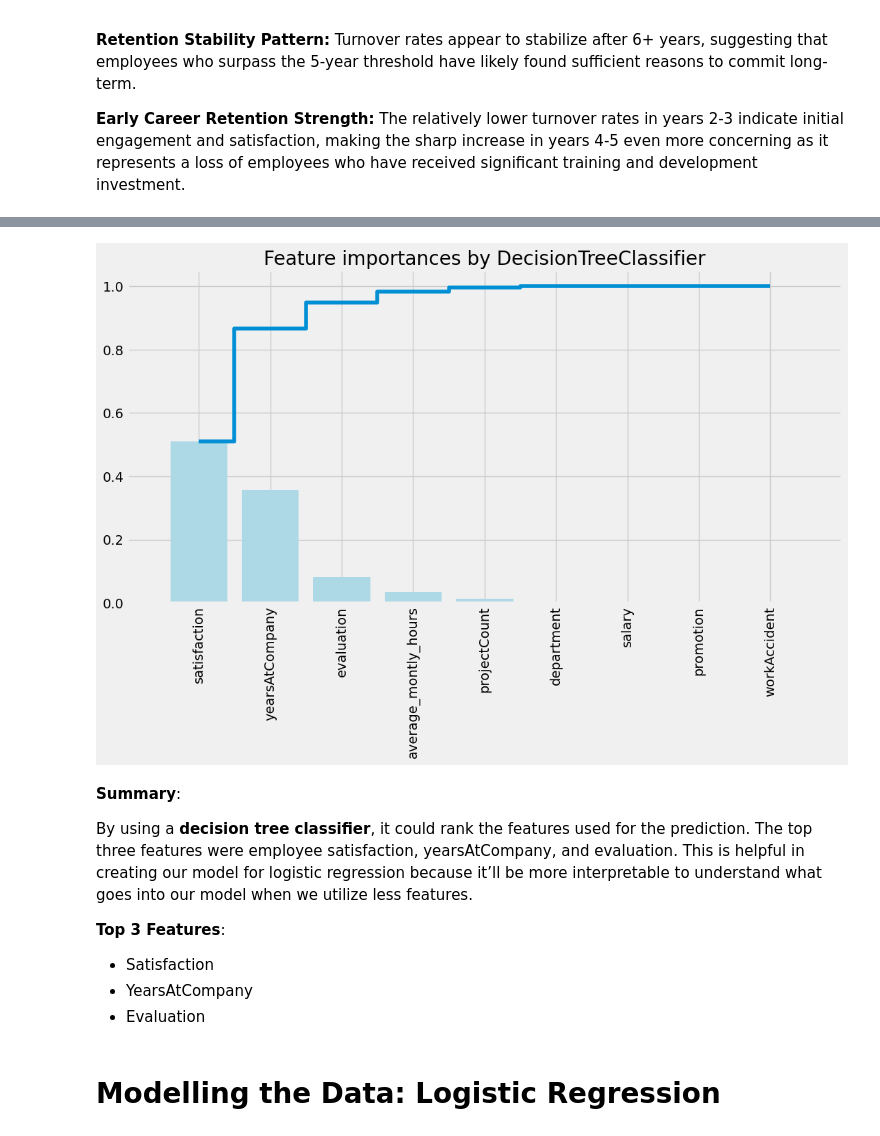
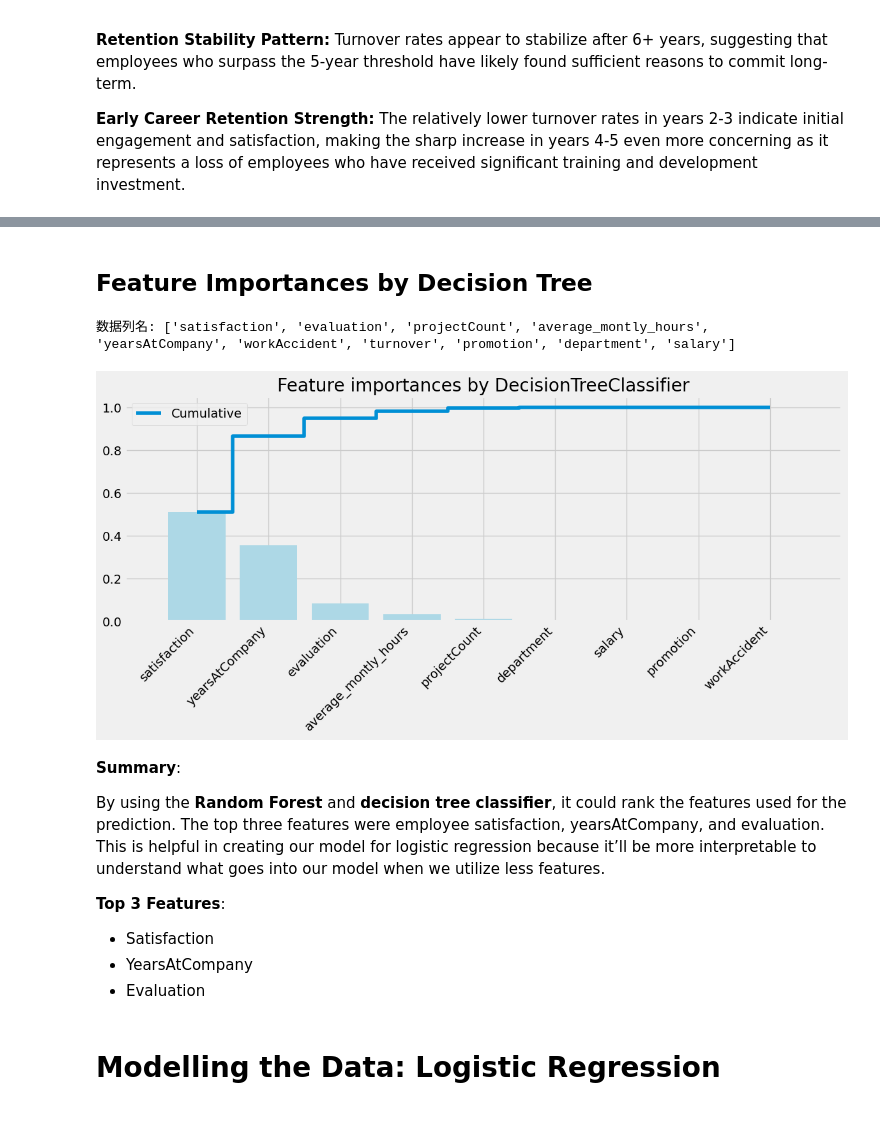
Before and after one commit to Molly503/employee_turnover, a Jupyter notebook: A Deep Dive into Turnover Patterns and Risk Factors.ipynb, the cells around one changed output, grey strips where cells are left out. Cells and saved outputs as stored; diff of their text form; code cells hidden in the pictures.

```diff
--- a/A Deep Dive into Turnover Patterns and Risk Factors.ipynb
+++ b/A Deep Dive into Turnover Patterns and Risk Factors.ipynb
@@ -978,61 +1136,80 @@ The 5-year mark shows the highest turnover rate, indicating this may be a decisi
+# %% [markdown]
+## Feature Importances by Decision Tree
 # %%
+
 from sklearn import tree
 from sklearn.tree import DecisionTreeClassifier
 from sklearn.model_selection import train_test_split
+
+
 plt.style.use('fivethirtyeight')
 plt.rcParams['figure.figsize'] = (12,6)
 
 
-df = df.rename(columns={'satisfaction_level': 'satisfaction',
-                        'last_evaluation': 'evaluation',
-                        'number_project': 'projectCount',
-                        'average_monthly_hours': 'averageMonthlyHours',
-                        'time_spend_company': 'yearsAtCompany',
-                        'Work_accident': 'workAccident',
-                        'promotion_last_5years': 'promotion',
-                        'sales' : 'department',
-                        'left' : 'turnover'
-                        })
+df = pd.read_csv('../employee turnover project/turnover.csv')
 
-# Convert these variables into categorical variables
+
+df = df.rename(columns={
+    'satisfaction_level': 'satisfaction',
+    'last_evaluation': 'evaluation',
+    'number_project': 'projectCount',
+    'average_monthly_hours': 'averageMonthlyHours',
+    'time_spend_company': 'yearsAtCompany',
+    'Work_accident': 'workAccident',
+    'promotion_last_5years': 'promotion',
+    'sales': 'department',
+    'left': 'turnover'
+})
+
+
+print("数据列名:", df.columns.tolist())
+
+
 df["department"] = df["department"].astype('category').cat.codes
 df["salary"] = df["salary"].astype('category').cat.codes
 
-# Create train and test splits
+
 target_name = 'turnover'
 X = df.drop('turnover', axis=1)
+y = df[target_name]
+X_train, X_test, y_train, y_test = train_test_split(X, y, test_size=0.15, random_state=123, stratify=y)
 
 
-y=df[target_name]
-
-X_train, X_test, y_train, y_test = train_test_split(X,y,test_size=0.15, random_state=123, stratify=y)
-
 dtree = tree.DecisionTreeClassifier(
-    #max_depth=3,
     class_weight="balanced",
     min_weight_fraction_leaf=0.01
-    )
-dtree = dtree.fit(X_train,y_train)
+)
+dtree = dtree.fit(X_train, y_train)
 
 
 importances = dtree.feature_importances_
-feat_names = df.drop(['turnover'],axis=1).columns
+feat_names = X.columns
+indices = np.argsort(importances)[::-1]
 
 
-indices = np.argsort(importances)[::-1]
 plt.figure(figsize=(12,6))
 plt.title("Feature importances by DecisionTreeClassifier")
-plt.bar(range(len(indices)), importances[indices], color='lightblue',  align="center")
+plt.bar(range(len(indices)), importances[indices], color='lightblue', align="center")
 plt.step(range(len(indices)), np.cumsum(importances[indices]), where='mid', label='Cumulative')
-plt.xticks(range(len(indices)), feat_names[indices], rotation='vertical',fontsize=14)
+
+
+plt.xticks(range(len(indices)),
+           [feat_names[i] for i in indices],
+           rotation=45,
+           ha='right',
+           fontsize=14)
+
 plt.xlim([-1, len(indices)])
+plt.legend()
+plt.tight_layout()
 plt.show()
 # %% [output]
+数据列名: ['satisfaction', 'evaluation', 'projectCount', 'average_montly_hours', 'yearsAtCompany', 'workAccident', 'turnover', 'promotion', 'department', 'salary']
-[figure, old version]
+[figure, new version]
 # %% [markdown]
 **Summary**:
 
-By using a **decision tree classifier**, it could rank the features used for the prediction. The top three features were employee satisfaction, yearsAtCompany, and evaluation. This is helpful in creating our model for logistic regression because it’ll be more interpretable to understand what goes into our model when we utilize less features.
+By using the **Random Forest** and **decision tree classifier**, it could rank the features used for the prediction. The top three features were employee satisfaction, yearsAtCompany, and evaluation. This is helpful in creating our model for logistic regression because it’ll be more interpretable to understand what goes into our model when we utilize less features.
 
 **Top 3 Features**:
 
```
Also changed, not shown: parts of 15 cells of this notebook, 2 other files.
